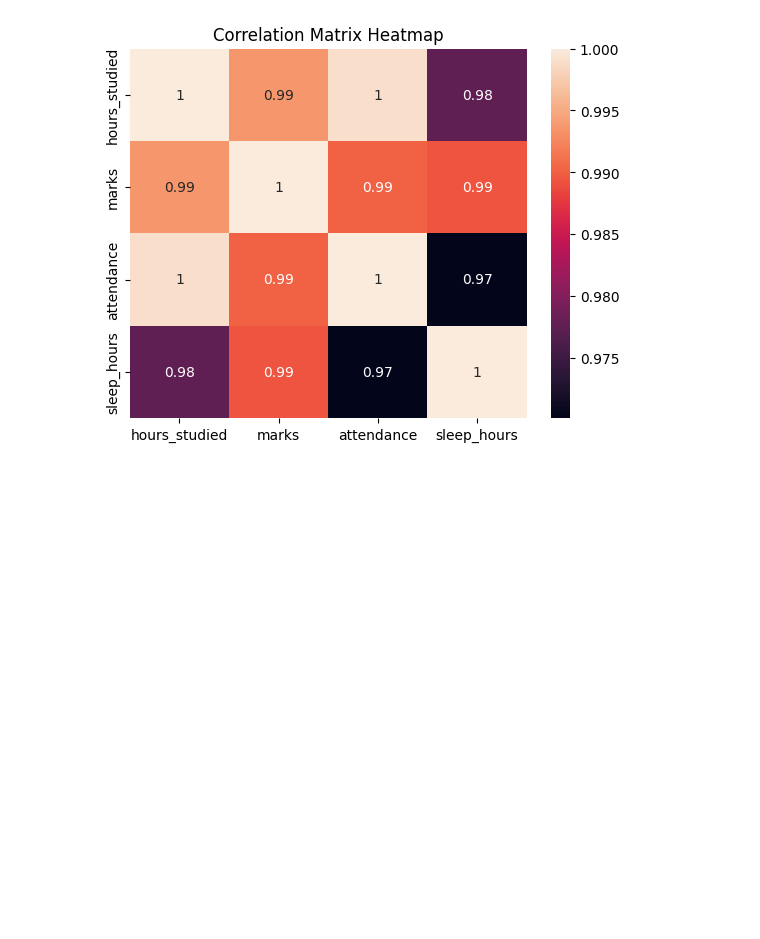
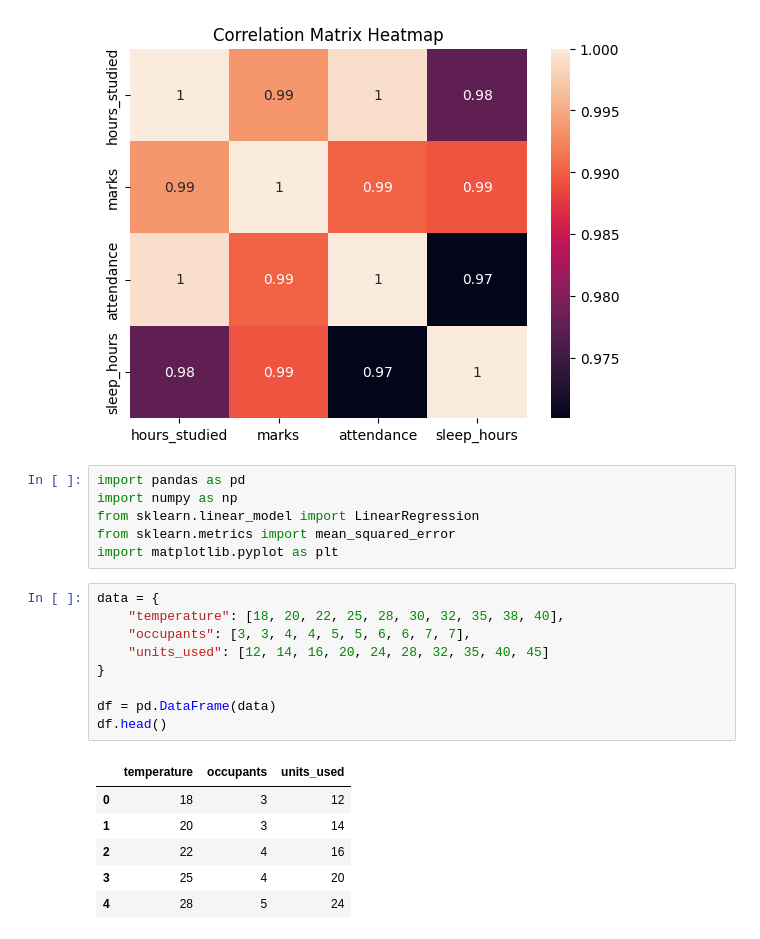
Before and after one commit to axrorback/IBM-Acharya, a Jupyter notebook: JupyTer/Dec9-2025.ipynb, the cells around one changed output. Saved outputs shown, nothing was run; the diff lists cells and outputs as text; blank space fills up the shorter version.

```diff
--- a/JupyTer/Dec9-2025.ipynb
+++ b/JupyTer/Dec9-2025.ipynb
@@ -68,3 +68,25 @@ plt.title("Correlation Matrix Heatmap")
 plt.show()
 # %% [output]
 [figure]
+# %%
+import pandas as pd
+import numpy as np
+from sklearn.linear_model import LinearRegression
+from sklearn.metrics import mean_squared_error
+import matplotlib.pyplot as plt
+# %%
+data = {
+    "temperature": [18, 20, 22, 25, 28, 30, 32, 35, 38, 40],
+    "occupants": [3, 3, 4, 4, 5, 5, 6, 6, 7, 7],
+    "units_used": [12, 14, 16, 20, 24, 28, 32, 35, 40, 45]
+}
+
+df = pd.DataFrame(data)
+df.head()
+# %% [output]
+|  | temperature | occupants | units_used |
+| 0 | 18 | 3 | 12 |
+| 1 | 20 | 3 | 14 |
+| 2 | 22 | 4 | 16 |
+| 3 | 25 | 4 | 20 |
+| 4 | 28 | 5 | 24 |
```
Also changed, not shown: parts of 5 cells of this notebook, 8 other files.
